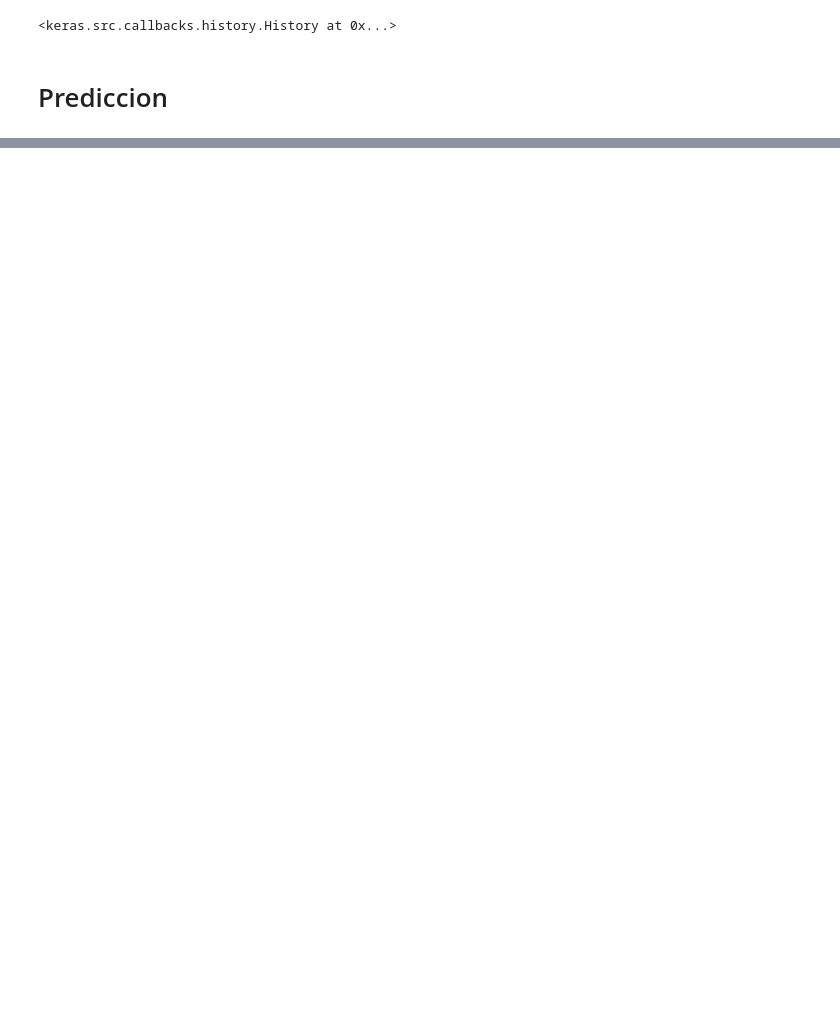
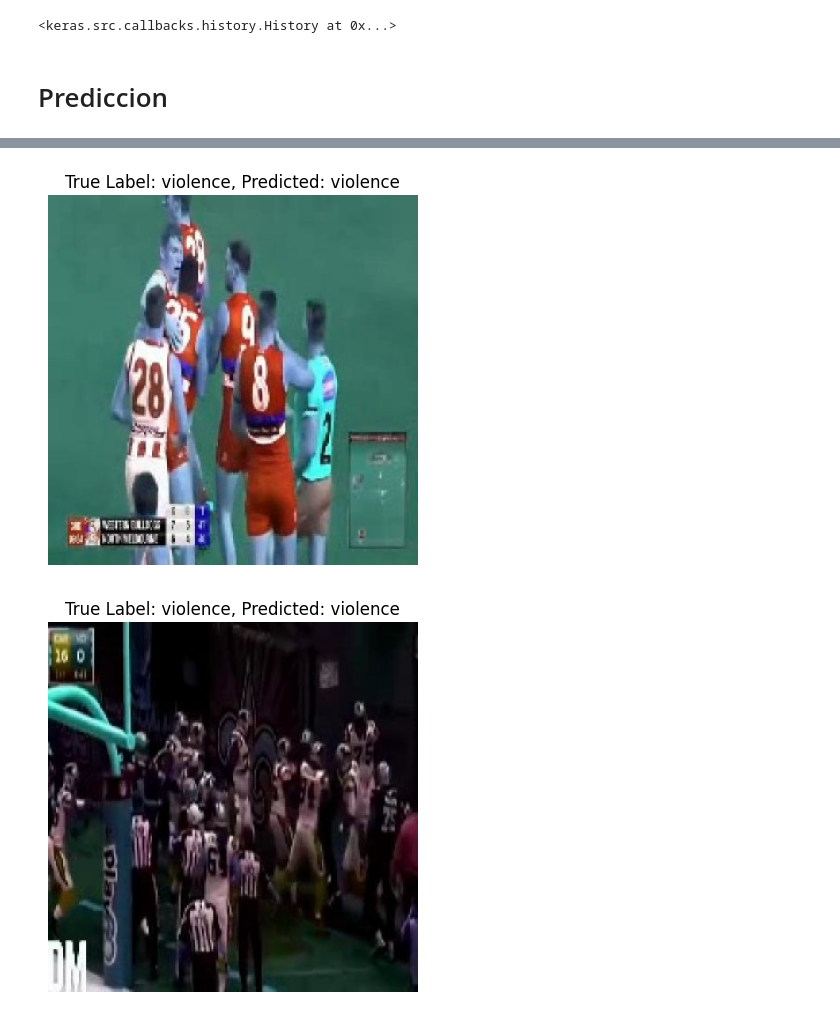
Before and after one commit to KevinPrietoBorges/Violence_deteccion, a Jupyter notebook: Violence_deteccion.ipynb, the cells around one changed output, grey strips where cells are left out. Cells and saved outputs as stored; diff of their text form; code cells hidden in the pictures; blank space fills up the shorter version.

```diff
--- a/Violence_deteccion.ipynb
+++ b/Violence_deteccion.ipynb
@@ -318,0 +344,27 @@ model.save_weights("model.weights.h5")
+# %%
+# Evaluar el modelo con datos de validación
+val_loss, val_accuracy = best_model.evaluate(x_val, y_valOneHot)
+print(f'Validation Accuracy: {val_accuracy:.2f}')
+print(f'Validation Loss: {val_loss:.2f}')
+
+# Hacer predicciones en el conjunto de datos de prueba
+predictions = best_model.predict(x_test)
+
+# Visualizar algunas predicciones
+num_samples = 10
+for _ in range(num_samples):
+    # Seleccionar una imagen aleatoria del conjunto de datos de prueba
+    random_index = random.randint(0, len(x_test) - 1)
+    random_image = x_test[random_index]
+    true_label = y_test[random_index]
+
+    # Realizar la predicción
+    prediction = predictions[random_index]
+    predicted_label = np.argmax(prediction)
+
+    # Mostrar la imagen junto con la etiqueta verdadera y la predicción
+    plt.imshow(random_image)
+    plt.title(f'True Label: {possible_labels[true_label]}, Predicted: {possible_labels[predicted_label]}')
+    plt.axis('off')
+    plt.show()
+# %% [output]
@@ -318,0 +392,2 @@ model.save_weights("model.weights.h5")
+[figure, added]
+[figure, added]
```
Also changed, not shown: parts of 9 cells of this notebook.
